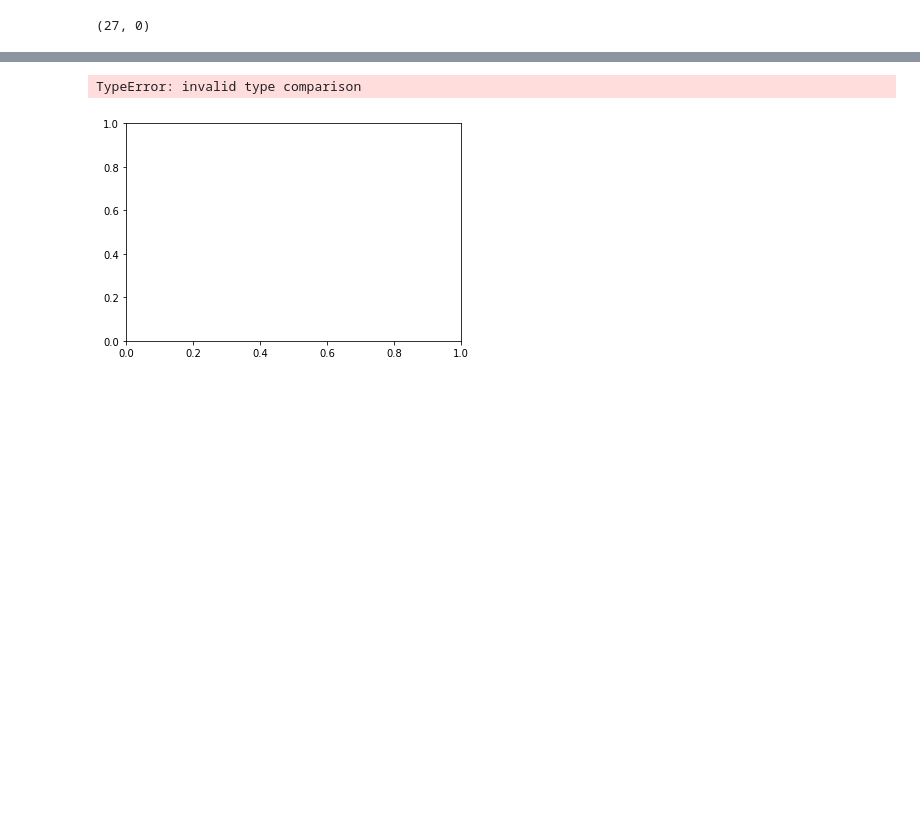
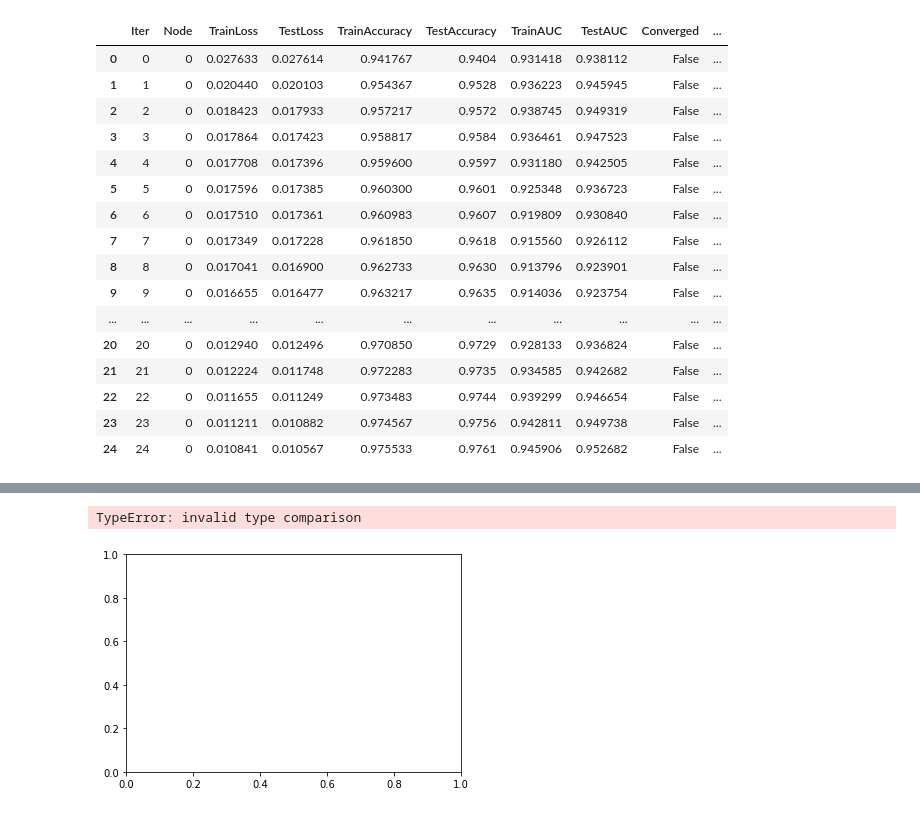
Before and after one commit to nitinnat/consensus-deep-learning, a Jupyter notebook: scripts/AnalyzeResults.ipynb, the cells around one changed output, grey strips where cells are left out. Saved outputs shown, nothing was run; the diff lists cells and outputs as text; code cells hidden in the pictures; blank space fills up the shorter version.

```diff
--- a/scripts/AnalyzeResults.ipynb
+++ b/scripts/AnalyzeResults.ipynb
@@ -3,10 +3,26 @@ import pandas as pd
 import matplotlib.pyplot as plt
 %matplotlib notebook
 import numpy as np
-# %%
-iter_of_convergence_cent, iter_of_convergence_dist
-# %% [output]
-(27, 0)
+# %%
+df_cent
+# %% [output]
+|  | Iter | Node | TrainLoss | TestLoss | TrainAccuracy | TestAccuracy | TrainAUC | TestAUC | Converged | ... |
+| 0 | 0 | 0 | 0.027633 | 0.027614 | 0.941767 | 0.9404 | 0.931418 | 0.938112 | False | ... |
+| 1 | 1 | 0 | 0.020440 | 0.020103 | 0.954367 | 0.9528 | 0.936223 | 0.945945 | False | ... |
+| 2 | 2 | 0 | 0.018423 | 0.017933 | 0.957217 | 0.9572 | 0.938745 | 0.949319 | False | ... |
+| 3 | 3 | 0 | 0.017864 | 0.017423 | 0.958817 | 0.9584 | 0.936461 | 0.947523 | False | ... |
+| 4 | 4 | 0 | 0.017708 | 0.017396 | 0.959600 | 0.9597 | 0.931180 | 0.942505 | False | ... |
+| 5 | 5 | 0 | 0.017596 | 0.017385 | 0.960300 | 0.9601 | 0.925348 | 0.936723 | False | ... |
+| 6 | 6 | 0 | 0.017510 | 0.017361 | 0.960983 | 0.9607 | 0.919809 | 0.930840 | False | ... |
+| 7 | 7 | 0 | 0.017349 | 0.017228 | 0.961850 | 0.9618 | 0.915560 | 0.926112 | False | ... |
+| 8 | 8 | 0 | 0.017041 | 0.016900 | 0.962733 | 0.9630 | 0.913796 | 0.923901 | False | ... |
+| 9 | 9 | 0 | 0.016655 | 0.016477 | 0.963217 | 0.9635 | 0.914036 | 0.923754 | False | ... |
+| ... | ... | ... | ... | ... | ... | ... | ... | ... | ... | ... |
+| 20 | 20 | 0 | 0.012940 | 0.012496 | 0.970850 | 0.9729 | 0.928133 | 0.936824 | False | ... |
+| 21 | 21 | 0 | 0.012224 | 0.011748 | 0.972283 | 0.9735 | 0.934585 | 0.942682 | False | ... |
+| 22 | 22 | 0 | 0.011655 | 0.011249 | 0.973483 | 0.9744 | 0.939299 | 0.946654 | False | ... |
+| 23 | 23 | 0 | 0.011211 | 0.010882 | 0.974567 | 0.9756 | 0.942811 | 0.949738 | False | ... |
+| 24 | 24 | 0 | 0.010841 | 0.010567 | 0.975533 | 0.9761 | 0.945906 | 0.952682 | False | ... |
 # %%
 # Set plot parameters
 plt.rcParams['axes.facecolor'] = 'white'
```
Also changed, not shown: parts of 2 cells of this notebook, 15 other files.
